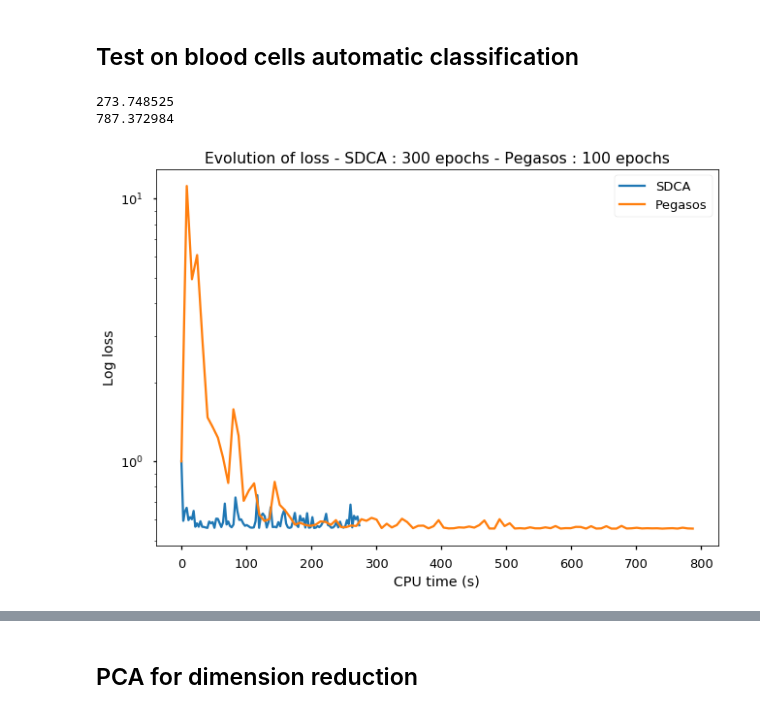
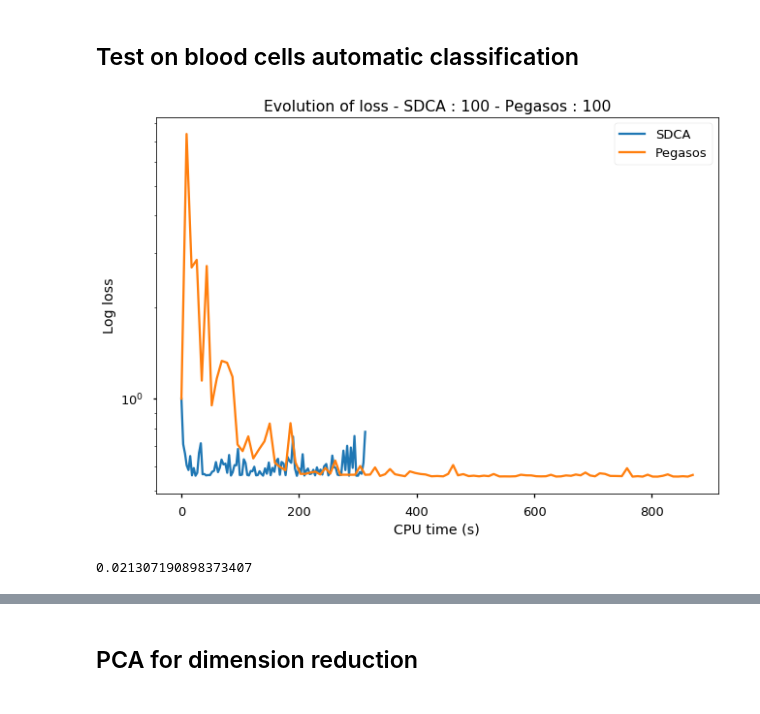
Before and after one commit to BoucheDimitri/SOADML, a Jupyter notebook: SDCA_blood.ipynb, the cells around one changed output, grey strips where cells are left out. Drawn from its saved outputs; the diff is of its cells as text; code cells hidden in the pictures.

```diff
--- a/SDCA_blood.ipynb
+++ b/SDCA_blood.ipynb
@@ -177,17 +186,15 @@ $$ \alpha_t= \frac{\lambda t}{||x_t||^2} (y_t - x_t^T w^{(t-1)})$$
 def hinge_sgd_update(w, xt, yt, lamb, t):
     wdotx = np.dot(xt.T, w)
     xsqrnorm = np.power(np.linalg.norm(xt), 2)
-    return ((lamb * t) / xsqrnorm) * (yt - wdotx)
-
+    val = ((lamb * t) / xsqrnorm) * (yt - wdotx)
+    # print(val * yt)
+    return min(max(val, min(0, yt)), max(0, yt))
 hinge.set_sgd_update(hinge_sgd_update)
 # %%
-def modified_sgd(xmat, y, lamb, lossfunc=hinge):
-    d = xmat.shape[0]
+def modified_sgd(alpha, w, xmat, y, lamb, lossfunc=hinge):
     n = xmat.shape[1]
-    alpha = np.zeros((n, ))
-    w = np.zeros((d, ))
     for t in range(0, n):
-        alpha[t] = lossfunc.sgd_update(w, xmat[:, t], y[t], lamb, t)
+        alpha[t] = lossfunc.sgd_update(w, xmat[:, t], y[t], lamb, t+1)
         w = alpha_to_w(alpha[:t + 1], xmat[:, :t + 1], lamb)
     return alpha, w
 # %% [markdown]
@@ -235,7 +242,7 @@ def sdca_perm(alpha0, xmat, y, lamb, nepochs, epsilon, lossfunc=hinge, sgd_first
     perfs = [0]
     if sgd_first :
         start = time.clock()
-        alpha0, w = modified_sgd(xmat, y, 1)
+        alpha, w = modified_sgd(alpha, w, xmat, y, lamb)
         end = time.clock()
         perfs.append(end - start)
         k += 1
@@ -445,17 +427,14 @@ w_sdca, alpha_sdca, losses_sdca, perfs_sdca, gaps_sdca, scores_sdca = sdca_perm(
                                                                            ytrain,
                                                                            lamb,
                                                                            nepochs_sdca,
-                                                                           0.000001,
-                                                                           sgd_first=False,
-                                                                          xtest=xtest,
+                                                                           0.02,
+                                                                           sgd_first=True,
+                                                                        xtest=xtest,
                                                                           ytest=ytest)
 print(np.sum(perfs_sdca))
 
 # Pegasos
 losses_pegasos, perfs_pegasos, scores_pegasos= pegasos_algorithm(w_pegasos, xtrain, ytrain,
-                                                  lamb, minibatch_pegasos, nepochs_pegasos,
-                                                  xtest=xtest, ytest=ytest)
+                                                   lamb, minibatch_pegasos, nepochs_pegasos,
+                                                   xtest=xtest, ytest=ytest)
 print(np.sum(perfs_pegasos))
-# %% [output]
-273.748525
-787.372984
@@ -464,14 +441,20 @@ output_path = os.getcwd() + "/Graphs/"
 # %%
+# Plot the log losses as a function of CPU time
 plt.semilogy(np.cumsum(perfs_sdca), losses_sdca, label="SDCA")
 plt.semilogy(np.cumsum(perfs_pegasos), losses_pegasos, label="Pegasos")
 plt.ylabel("Log loss")
 plt.xlabel("CPU time (s)")
 plt.legend()
-plt.title("Evolution of loss - SDCA : 300 epochs - Pegasos : 100 epochs")
+plt.title("Evolution of loss - SDCA : " + str(nepochs_sdca) + " - Pegasos : " + str(nepochs_pegasos))
+output_path = os.getcwd() + "/Graphs/"
 plt.savefig(output_path + "Noisy_Logloss.svg")
 plt.show()
 # %% [output]
-[figure, old version]
+[figure, new version]
+# %%
+min(gaps_sdca)
+# %% [output]
+0.021307190898373407
 # %%
 ypred = classify(w_sdca, xtest)
 print(metrics.zero_one_loss(ypred, ytest))
```
Also changed, not shown: parts of 17 cells of this notebook, 2 other files.
